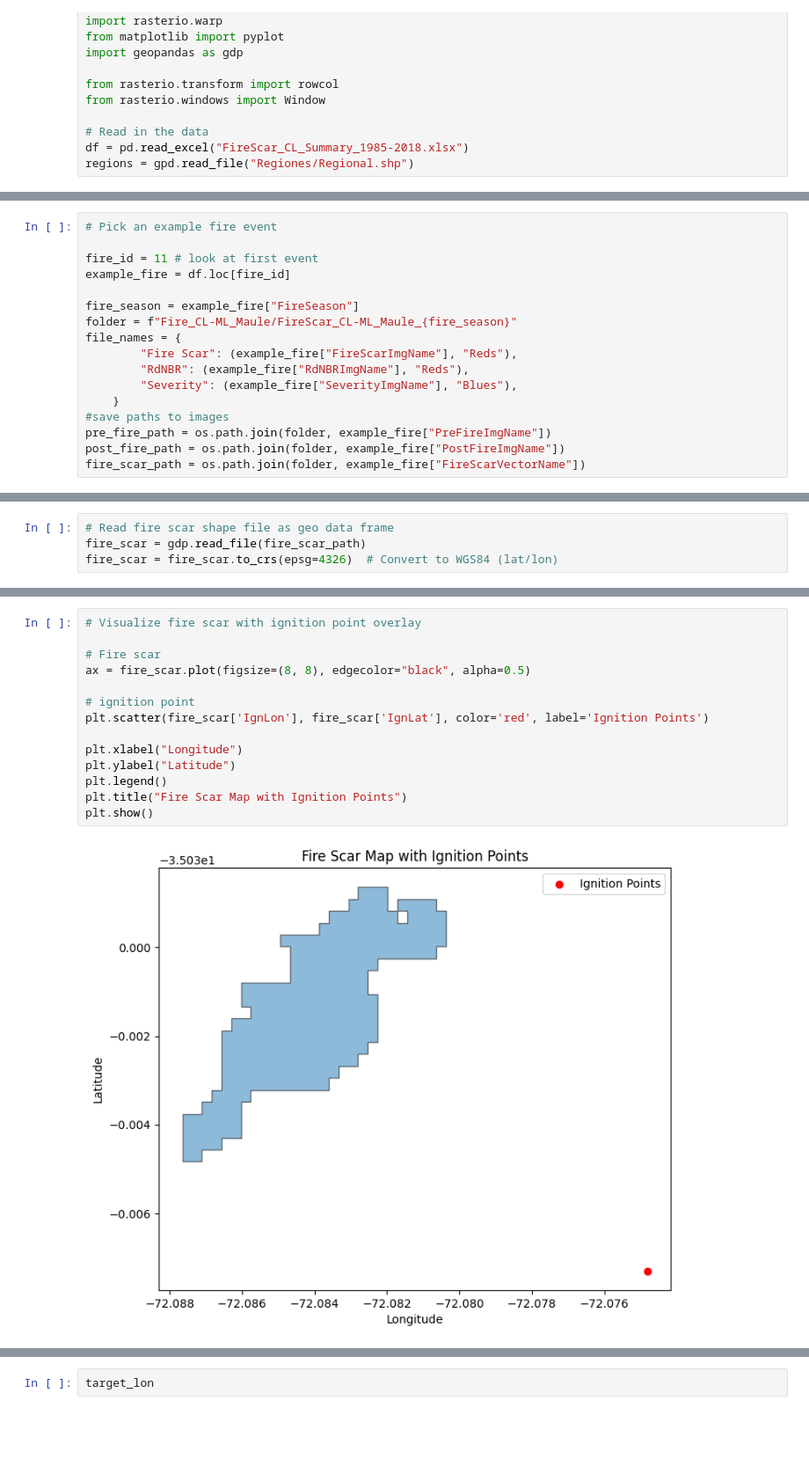
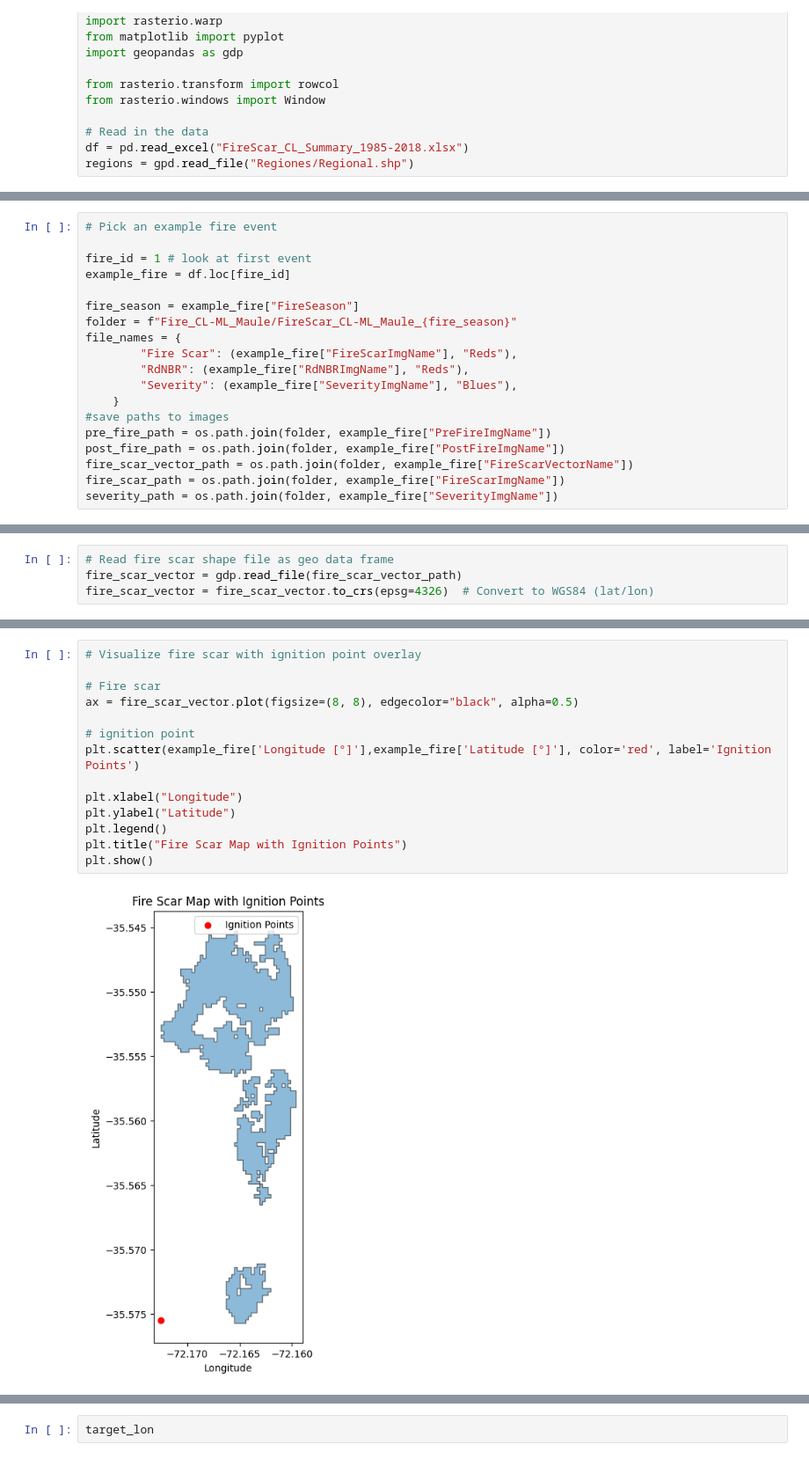
Before and after one commit to abbystokes/wildfire-risk-ml, a Jupyter notebook: data_preprocessing.ipynb, the cells around one changed output, grey strips where cells are left out. Shown at 88% size. Drawn from its saved outputs; the diff is of its cells as text; blank space fills up the shorter version.

Commit message:
Image cropping and edge padding

```diff
--- a/data_preprocessing.ipynb
+++ b/data_preprocessing.ipynb
@@ -26,7 +25,7 @@ df = df.reset_index()
 # %%
 # Pick an example fire event
 
-fire_id = 11 # look at first event
+fire_id = 1 # look at first event
 example_fire = df.loc[fire_id]
 
 fire_season = example_fire["FireSeason"]
@@ -39,7 +38,9 @@ file_names = {
 #save paths to images
 pre_fire_path = os.path.join(folder, example_fire["PreFireImgName"])
 post_fire_path = os.path.join(folder, example_fire["PostFireImgName"])
-fire_scar_path = os.path.join(folder, example_fire["FireScarVectorName"])
+fire_scar_vector_path = os.path.join(folder, example_fire["FireScarVectorName"])
+fire_scar_path = os.path.join(folder, example_fire["FireScarImgName"])
+severity_path = os.path.join(folder, example_fire["SeverityImgName"])
 # %%
 example_fire
 # %% [output]
@@ -63,4 +64,4 @@ Name: 11, dtype: object
 # %%
 # Read fire scar shape file as geo data frame
-fire_scar = gdp.read_file(fire_scar_path)
-fire_scar = fire_scar.to_crs(epsg=4326)  # Convert to WGS84 (lat/lon)
+fire_scar_vector = gdp.read_file(fire_scar_vector_path)
+fire_scar_vector = fire_scar_vector.to_crs(epsg=4326)  # Convert to WGS84 (lat/lon)
@@ -67,16 +105,16 @@ fire_scar = fire_scar.to_crs(epsg=4326)  # Convert to WGS84 (lat/lon)
 # %%
 # Visualize fire scar with ignition point overlay
 
 # Fire scar
-ax = fire_scar.plot(figsize=(8, 8), edgecolor="black", alpha=0.5)
+ax = fire_scar_vector.plot(figsize=(8, 8), edgecolor="black", alpha=0.5)
 
 # ignition point
-plt.scatter(fire_scar['IgnLon'], fire_scar['IgnLat'], color='red', label='Ignition Points')
+plt.scatter(example_fire['Longitude [°]'],example_fire['Latitude [°]'], color='red', label='Ignition Points')
 
 plt.xlabel("Longitude")
 plt.ylabel("Latitude")
 plt.legend()
 plt.title("Fire Scar Map with Ignition Points")
 plt.show()
 # %% [output]
-[figure, old version]
+[figure, new version]
```
Also changed, not shown: parts of 21 cells of this notebook, 1 other file.
